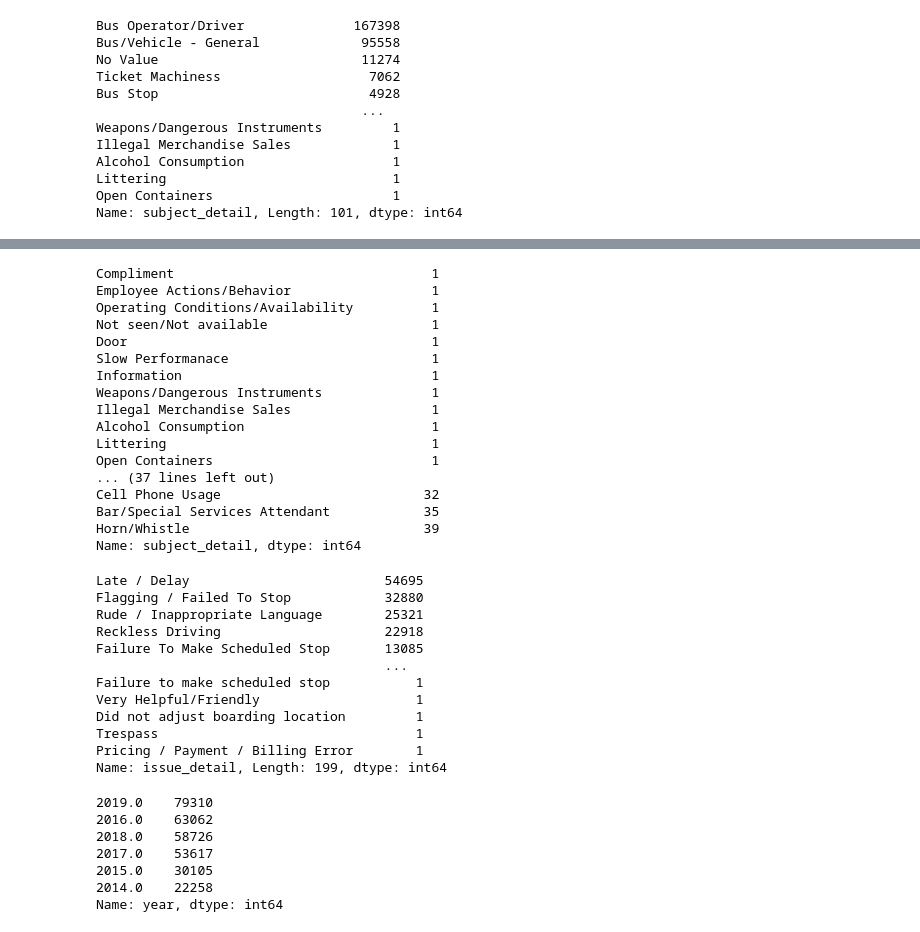
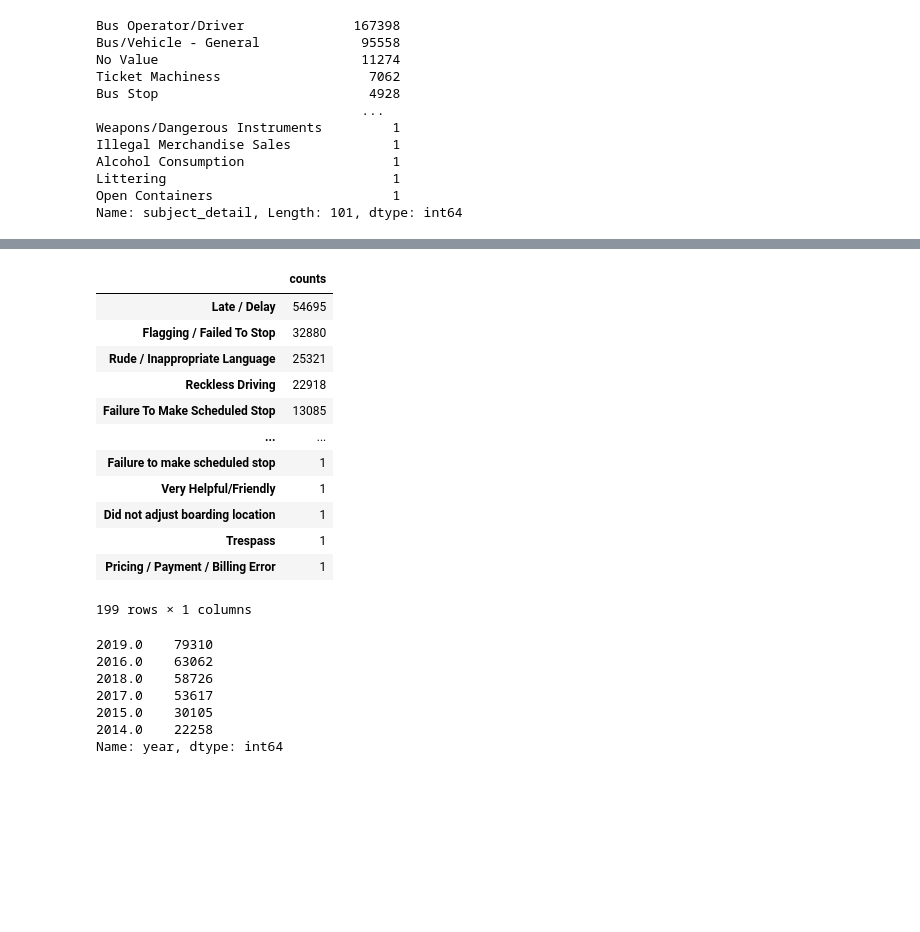
Before and after one commit to itzamnahuerta/mta_complaints, a Jupyter notebook: MTA_COMPLAINTS.ipynb, the cells around one changed output, grey strips where cells are left out. Cells and saved outputs as stored; diff of their text form; code cells hidden in the pictures; blank space fills up the shorter version.

```diff
--- a/MTA_COMPLAINTS.ipynb
+++ b/MTA_COMPLAINTS.ipynb
@@ -292,35 +254,22 @@ Name: subject_detail, dtype: int64
 # %%
-df['subject_detail'].value_counts().nsmallest(52)
+# df['subject_detail'].value_counts().nsmallest(52)
-# %% [output]
-Compliment                                 1
-Employee Actions/Behavior                  1
-Operating Conditions/Availability          1
-Not seen/Not available                     1
-Door                                       1
-Slow Performanace                          1
-Information                                1
-Weapons/Dangerous Instruments              1
-Illegal Merchandise Sales                  1
-Alcohol Consumption                        1
-Littering                                  1
-Open Containers                            1
-... (37 lines left out)
-Cell Phone Usage                          32
-Bar/Special Services Attendant            35
-Horn/Whistle                              39
-Name: subject_detail, dtype: int64
 # %%
-df['issue_detail'].value_counts()
+# create a dataframe with issue detail feature with total counts throughout all years, was taken to excel sheet for further exploration to topic
+
+valuecounts_issues = df['issue_detail'].value_counts().to_frame('counts')
-# %% [output]
-Late / Delay                         54695
-Flagging / Failed To Stop            32880
-Rude / Inappropriate Language        25321
-Reckless Driving                     22918
-Failure To Make Scheduled Stop       13085
-                                     ...
-Failure to make scheduled stop           1
-Very Helpful/Friendly                    1
-Did not adjust boarding location         1
-Trespass                                 1
-Pricing / Payment / Billing Error        1
-Name: issue_detail, Length: 199, dtype: int64
+# %%
+valuecounts_issues
+# %% [output]
+|  | counts |
+| Late / Delay | 54695 |
+| Flagging / Failed To Stop | 32880 |
+| Rude / Inappropriate Language | 25321 |
+| Reckless Driving | 22918 |
+| Failure To Make Scheduled Stop | 13085 |
+| ... | ... |
+| Failure to make scheduled stop | 1 |
+| Very Helpful/Friendly | 1 |
+| Did not adjust boarding location | 1 |
+| Trespass | 1 |
+| Pricing / Payment / Billing Error | 1 |
+199 rows × 1 columns
```
Also changed, not shown: parts of 25 cells of this notebook.
